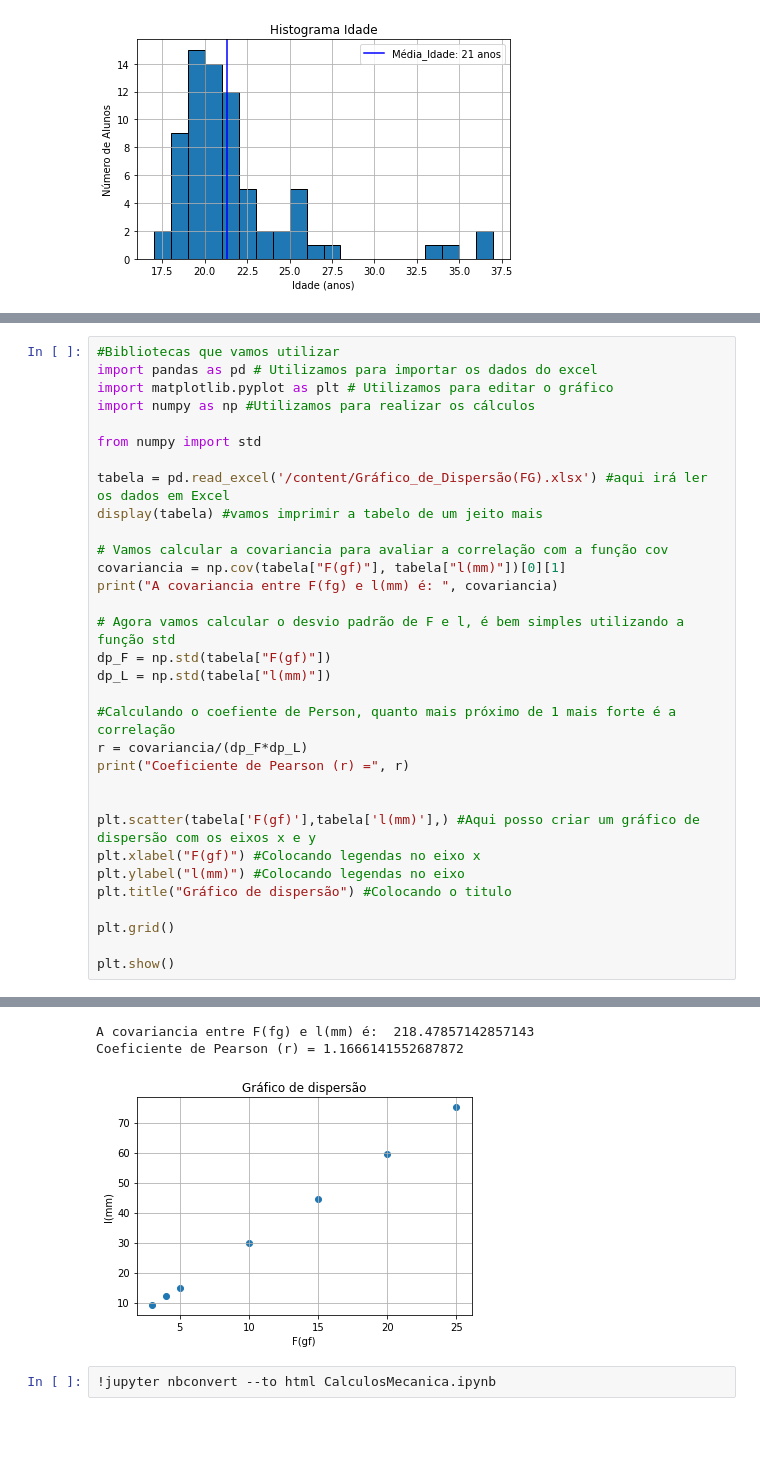
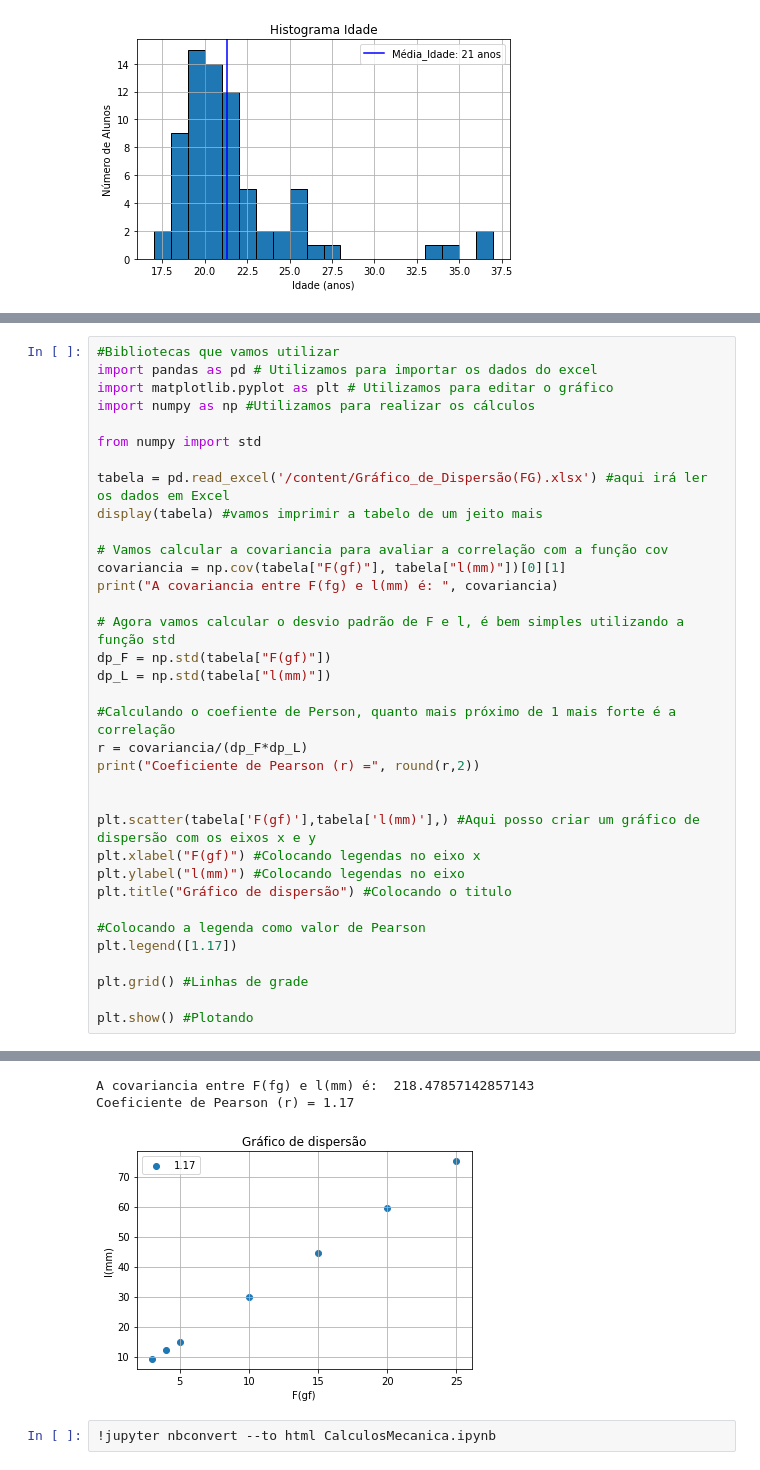
Before and after one commit to hugodevelopment/Excel-Python, a Jupyter notebook: Gráficos_em_Python.ipynb, the cells around one changed output, grey strips where cells are left out. Cells and saved outputs as stored; diff of their text form; blank space fills up the shorter version.

```diff
--- a/Gráficos_em_Python.ipynb
+++ b/Gráficos_em_Python.ipynb
@@ -76,37 +78,40 @@ tabela = pd.read_excel('/content/Gráfico_de_Dispersão(FG).xlsx') #aqui irá le
 display(tabela) #vamos imprimir a tabelo de um jeito mais
 
 # Vamos calcular a covariancia para avaliar a correlação com a função cov
 covariancia = np.cov(tabela["F(gf)"], tabela["l(mm)"])[0][1]
 print("A covariancia entre F(fg) e l(mm) é: ", covariancia)
 
 # Agora vamos calcular o desvio padrão de F e l, é bem simples utilizando a função std
 dp_F = np.std(tabela["F(gf)"])
 dp_L = np.std(tabela["l(mm)"])
 
 #Calculando o coefiente de Person, quanto mais próximo de 1 mais forte é a correlação
 r = covariancia/(dp_F*dp_L)
-print("Coeficiente de Pearson (r) =", r)
+print("Coeficiente de Pearson (r) =", round(r,2))
 
 
 plt.scatter(tabela['F(gf)'],tabela['l(mm)'],) #Aqui posso criar um gráfico de dispersão com os eixos x e y
 plt.xlabel("F(gf)") #Colocando legendas no eixo x
 plt.ylabel("l(mm)") #Colocando legendas no eixo
 plt.title("Gráfico de dispersão") #Colocando o titulo
 
-plt.grid()
+#Colocando a legenda como valor de Pearson
+plt.legend([1.17])
 
-plt.show()
+plt.grid() #Linhas de grade
+
+plt.show() #Plotando
 # %% [output]
 |  | F(gf) | l(mm) | Media F (gf) | Media l(mm) |
 | 0 | 3 | 9.2 | 11.714286 | 35.085714 |
 | 1 | 4 | 12.2 | DesvioPadrao F | Desvio Padrão l |
 | 2 | 5 | 15.0 | 8.557926 | 25.530533 |
 | 3 | 10 | 30.0 | NaN | NaN |
 | 4 | 15 | 44.6 | NaN | NaN |
 | 5 | 20 | 59.5 | NaN | NaN |
 | 6 | 25 | 75.1 | NaN | NaN |
 A covariancia entre F(fg) e l(mm) é:  218.47857142857143
-Coeficiente de Pearson (r) = 1.1666141552687872
+Coeficiente de Pearson (r) = 1.17
-[figure, old version]
+[figure, new version]
 # %%
 !jupyter nbconvert --to html CalculosMecanica.ipynb
```
Also changed, not shown: parts of 2 cells of this notebook.
